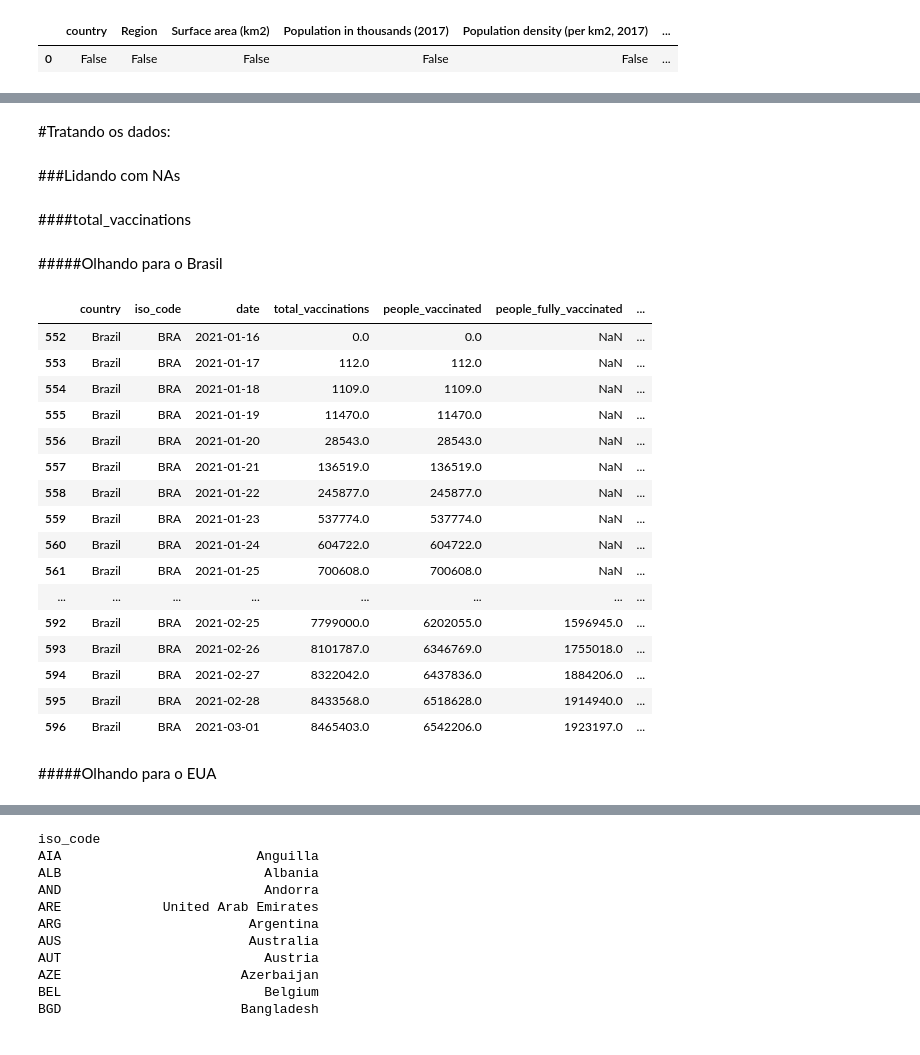
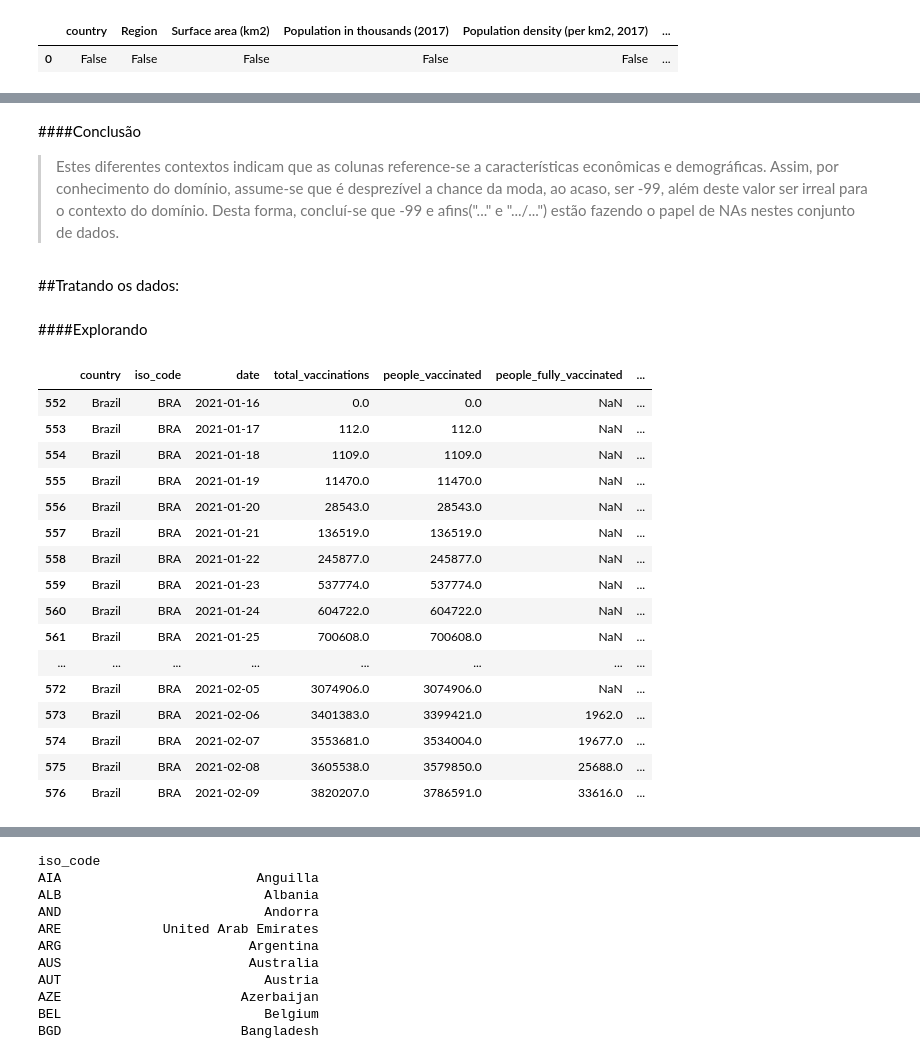
Before and after one commit to hitallocavas/covid-19-data-analysis, a Jupyter notebook: covid_19_analisys.ipynb, the cells around one changed output, grey strips where cells are left out. Drawn from its saved outputs; the diff is of its cells as text; code cells hidden in the pictures.

Commit message:
Tratando melhor total_vaccinations e extraindo mais informações

```diff
--- a/covid_19_analisys.ipynb
+++ b/covid_19_analisys.ipynb
@@ -125,31 +216,28 @@ kiva_country_profile_variables.isna().drop_duplicates()
+# %% [markdown]
+####Conclusão
+>Estes diferentes contextos indicam que as colunas reference-se a características econômicas e demográficas. Assim, por conhecimento do domínio, assume-se que é desprezível a chance da moda, ao acaso, ser -99, além deste valor ser irreal para o contexto do domínio. Desta forma, concluí-se que -99 e afins("..." e ".../...") estão fazendo o papel de NAs nestes conjunto de dados.
 # %% [markdown]
-#Tratando os dados:
+##Tratando os dados:
-# %% [markdown]
-###Lidando com NAs
 # %% [markdown]
-####total_vaccinations
+####Explorando
-# %% [markdown]
-#####Olhando para o Brasil
 # %%
-country_vaccinations[country_vaccinations["iso_code"] == "BRA"].head(50)
+country_vaccinations[country_vaccinations["iso_code"] == "BRA"].head(25)
 # %% [output]
 |  | country | iso_code | date | total_vaccinations | people_vaccinated | people_fully_vaccinated | ... |
 | 552 | Brazil | BRA | 2021-01-16 | 0.0 | 0.0 | NaN | ... |
 | 553 | Brazil | BRA | 2021-01-17 | 112.0 | 112.0 | NaN | ... |
 | 554 | Brazil | BRA | 2021-01-18 | 1109.0 | 1109.0 | NaN | ... |
 | 555 | Brazil | BRA | 2021-01-19 | 11470.0 | 11470.0 | NaN | ... |
 | 556 | Brazil | BRA | 2021-01-20 | 28543.0 | 28543.0 | NaN | ... |
 | 557 | Brazil | BRA | 2021-01-21 | 136519.0 | 136519.0 | NaN | ... |
 | 558 | Brazil | BRA | 2021-01-22 | 245877.0 | 245877.0 | NaN | ... |
 | 559 | Brazil | BRA | 2021-01-23 | 537774.0 | 537774.0 | NaN | ... |
 | 560 | Brazil | BRA | 2021-01-24 | 604722.0 | 604722.0 | NaN | ... |
 | 561 | Brazil | BRA | 2021-01-25 | 700608.0 | 700608.0 | NaN | ... |
 | ... | ... | ... | ... | ... | ... | ... | ... |
-| 592 | Brazil | BRA | 2021-02-25 | 7799000.0 | 6202055.0 | 1596945.0 | ... |
-| 593 | Brazil | BRA | 2021-02-26 | 8101787.0 | 6346769.0 | 1755018.0 | ... |
-| 594 | Brazil | BRA | 2021-02-27 | 8322042.0 | 6437836.0 | 1884206.0 | ... |
-| 595 | Brazil | BRA | 2021-02-28 | 8433568.0 | 6518628.0 | 1914940.0 | ... |
-| 596 | Brazil | BRA | 2021-03-01 | 8465403.0 | 6542206.0 | 1923197.0 | ... |
+| 572 | Brazil | BRA | 2021-02-05 | 3074906.0 | 3074906.0 | NaN | ... |
+| 573 | Brazil | BRA | 2021-02-06 | 3401383.0 | 3399421.0 | 1962.0 | ... |
+| 574 | Brazil | BRA | 2021-02-07 | 3553681.0 | 3534004.0 | 19677.0 | ... |
+| 575 | Brazil | BRA | 2021-02-08 | 3605538.0 | 3579850.0 | 25688.0 | ... |
+| 576 | Brazil | BRA | 2021-02-09 | 3820207.0 | 3786591.0 | 33616.0 | ... |
-# %% [markdown]
-#####Olhando para o EUA
 # %%
```
Also changed, not shown: parts of 62 cells of this notebook.
